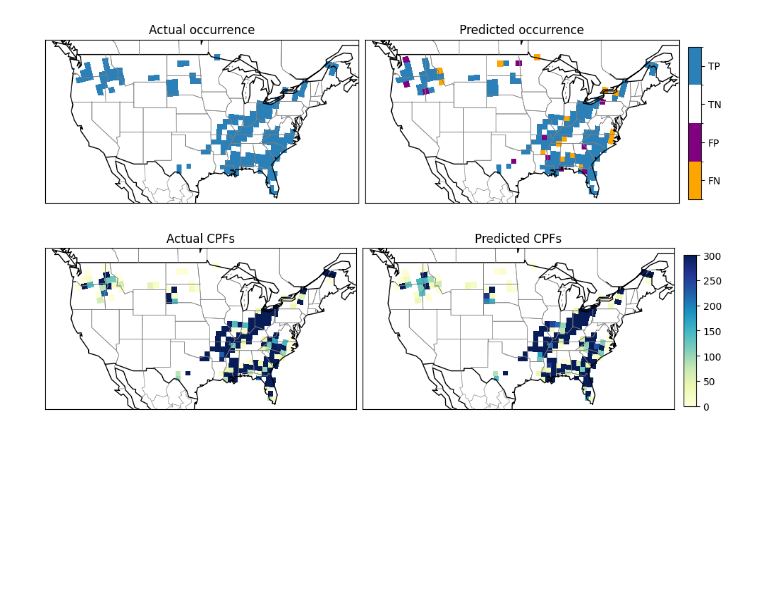
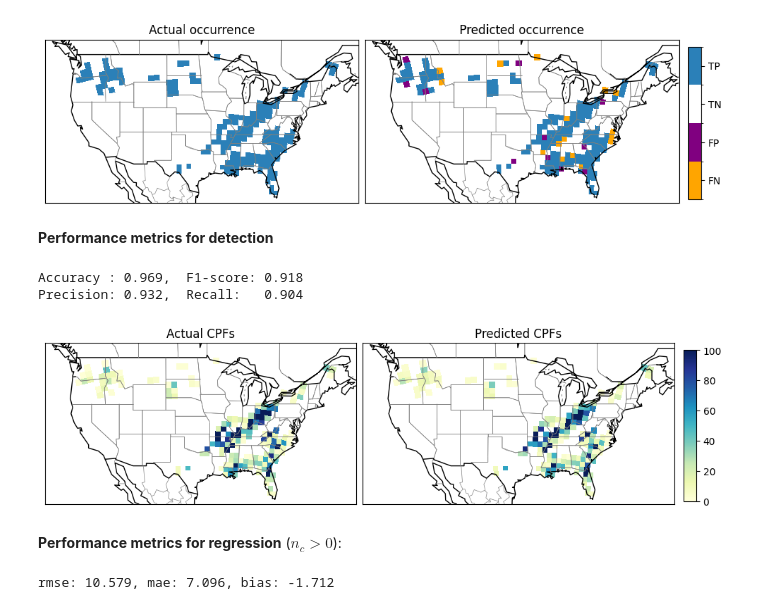
Before and after one commit to hs-safl/CPF_demo, a Jupyter notebook: CPF_demonstration.ipynb, the cells around one changed output. Cells and saved outputs as stored; diff of their text form; code cells hidden in the pictures; blank space fills up the shorter version.

```diff
--- a/CPF_demonstration.ipynb
+++ b/CPF_demonstration.ipynb
@@ -88,15 +90,13 @@ df_reg_train, df_reg_test = train_test_split(CPF_train_dataset(arg_regression=1)
 ### 4.2 Training models
 # %%
 # Train XGBs for detection and estimation of CPF
-model_train = 0
+model_train = 1
 if model_train == 1:
+
     num_boost_round = 100
     col_name, df_col_name = column_names()
-    target = 'label'
+    target = 'nc'
     para_set = Para_settings()
-
-    df_det_train, df_det_test = train_test_split(CPF_train_dataset(arg_regression=0), test_size=1000, random_state=42)
-    df_reg_train, df_reg_test = train_test_split(CPF_train_dataset(arg_regression=1), test_size=1000, random_state=42)
 
     # Train XGB for detection
     xgb_detect = xgb.XGBClassifier(n_estimators=num_boost_round, **para_set.det)
@@ -104,9 +104,11 @@ if model_train == 1:
 
     # Train XGB for regression
     xgb_reg = xgb.XGBRegressor(n_estimators=num_boost_round, **para_set.reg)
-    xgb_reg.fit(df_reg_train[col_name], df_reg_train[target], eval_set = [(df_reg_train[col_name], df_reg_train[target]), (df_reg_test[col_name], df_reg_test[target])], verbose=25)
+    xgb_reg.fit(df_reg_train[col_name], df_reg_train[target], eval_set = [(df_reg_train[col_name], df_reg_train[target]), (df_reg_test[col_name], df_reg_test[target])], verbose=50)
 
 else:
+    # In github demo, loading the trained XGB models are diabled because of stroage limitation
+    print("Loading pretrained XGB models")
     xgb_detect = xgb.XGBClassifier()
     xgb_detect.load_model('CPF_xgb_detection.json')
 
@@ -169,7 +171,7 @@ from mpl_toolkits.basemap import Basemap, cm
 warnings.filterwarnings('ignore')
 # %%
 # detect and estimate CPFs over CONUS with trained models
-arr_lab, arr_pred, zero_arr_anc, zero_arr_reg = predict_storm(xgb_detect, xgb_reg, id_file=5020)
+arr_lab, arr_pred, zero_arr_anc, zero_arr_reg = predict_storm(xgb_detect, xgb_reg, id_file=1)
 # %% [markdown]
 <center><img src=https://github.com/hs-safl/CPF_demo/blob/main/Figures/demo/Map_5020.png?raw=trueg width="950"></center>
 
@@ -218,37 +220,50 @@ cbar.ax.set_yticklabels(['FN', 'FP', 'TN', 'TP'])
 plt.show()
 # %% [output]
 [figure]
+# %% [markdown]
+**Performance metrics for detection**
+# %%
+map_contingency(mask_coarse, arr_pred)
+# %% [output]
+Accuracy : 0.969,  F1-score: 0.918
+Precision: 0.932,  Recall:   0.904
 # %%
 # Regression example
 
 fig, axes = plt.subplots(nrows=1, ncols=2, figsize=(9, 5), constrained_layout = True)
 
 axes[0].set_title("Actual CPFs")
 m = Basemap(llcrnrlon=-130, llcrnrlat=24, urcrnrlon=-63, urcrnrlat=51, projection='merc', ax=axes[0])
 m.drawcoastlines(linewidth=1)
 m.drawcountries(linewidth=1)
 m.drawstates(color='0.5')
 x, y = m(lon_coarse, lat_coarse)
 
-m.pcolormesh(x, y, np.multiply(mask_coarse, zero_arr_anc), cmap=plt.cm.YlGnBu, vmin=0, vmax=300)
+m.pcolormesh(x, y, np.multiply(mask_coarse, zero_arr_anc), cmap=plt.cm.YlGnBu, vmin=0, vmax=100)
 
 axes[1].set_title("Predicted CPFs")
 m = Basemap(llcrnrlon=-130, llcrnrlat=24, urcrnrlon=-63, urcrnrlat=51, projection='merc', ax=axes[1])
 m.drawcoastlines(linewidth=1)
 m.drawcountries(linewidth=1)
 m.drawstates(color='0.5')
 x, y = m(lon_coarse, lat_coarse)
 
-m.pcolormesh(x, y, np.multiply(mask_coarse, zero_arr_reg), cmap=plt.cm.YlGnBu, vmin=0, vmax=300)
+m.pcolormesh(x, y, np.multiply(mask_coarse, zero_arr_reg), cmap=plt.cm.YlGnBu, vmin=0, vmax=100)
 
-norm = plt.Normalize(vmin=0, vmax=300)
+norm = plt.Normalize(vmin=0, vmax=100)
 sm = plt.cm.ScalarMappable(cmap=plt.cm.YlGnBu, norm=norm)
 sm.set_array([])
 
 cax = fig.add_axes([axes[1].get_position().x1+0.11, axes[1].get_position().y0-0.05, 0.02, axes[1].get_position().height+0.1])
 cbar = plt.colorbar(sm, cax=cax) # Similar to fig.colorbar(im, cax = cax)
 
 
 plt.show()
 # %% [output]
-[figure, old version]
+[figure, new version]
+# %% [markdown]
+**Performance metrics for regression** ($n_c>0$):
+# %%
+map_metrics(zero_arr_anc, zero_arr_reg)
+# %% [output]
+rmse: 10.579, mae: 7.096, bias: -1.712
```
Also changed, not shown: parts of 2 cells of this notebook, 3 other files.
